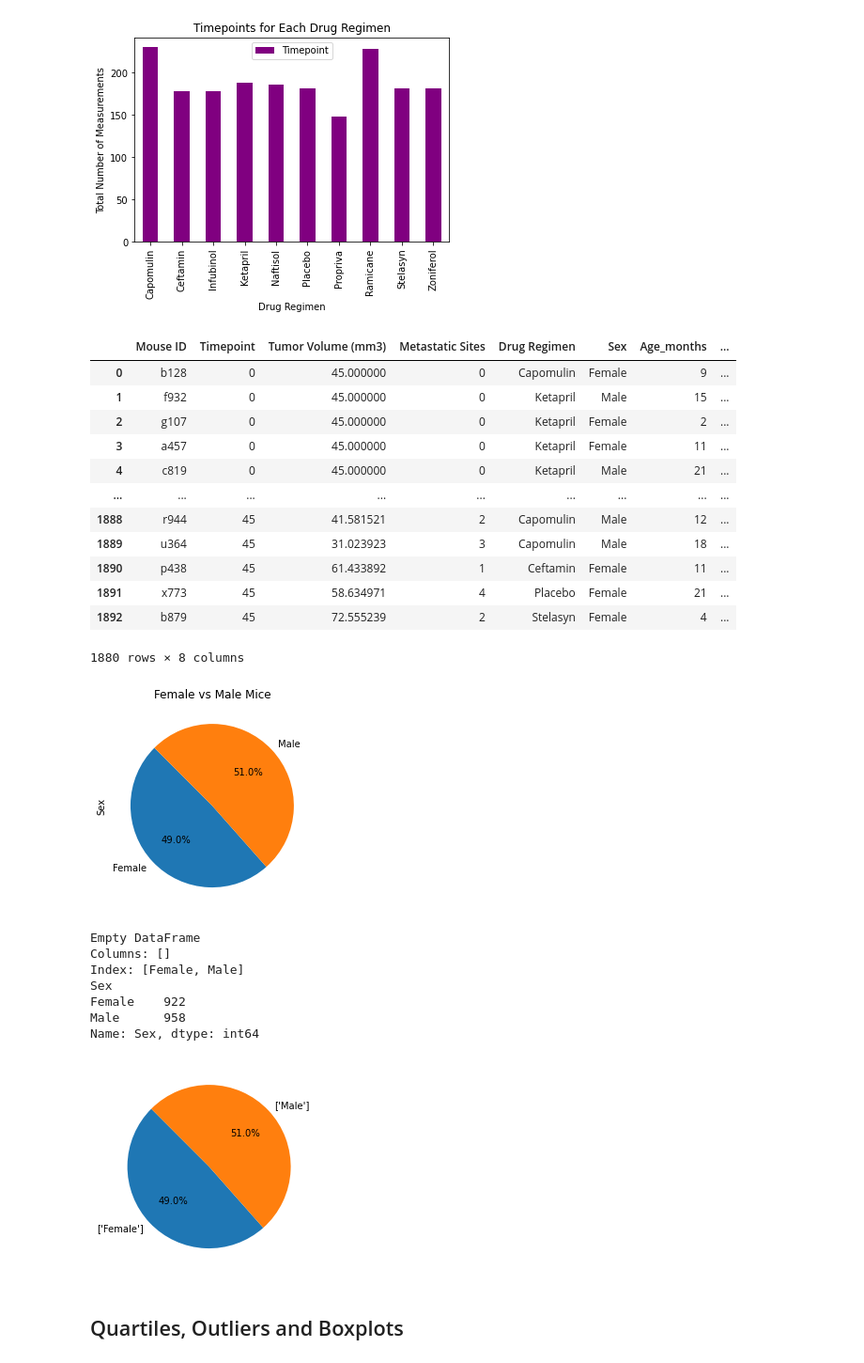
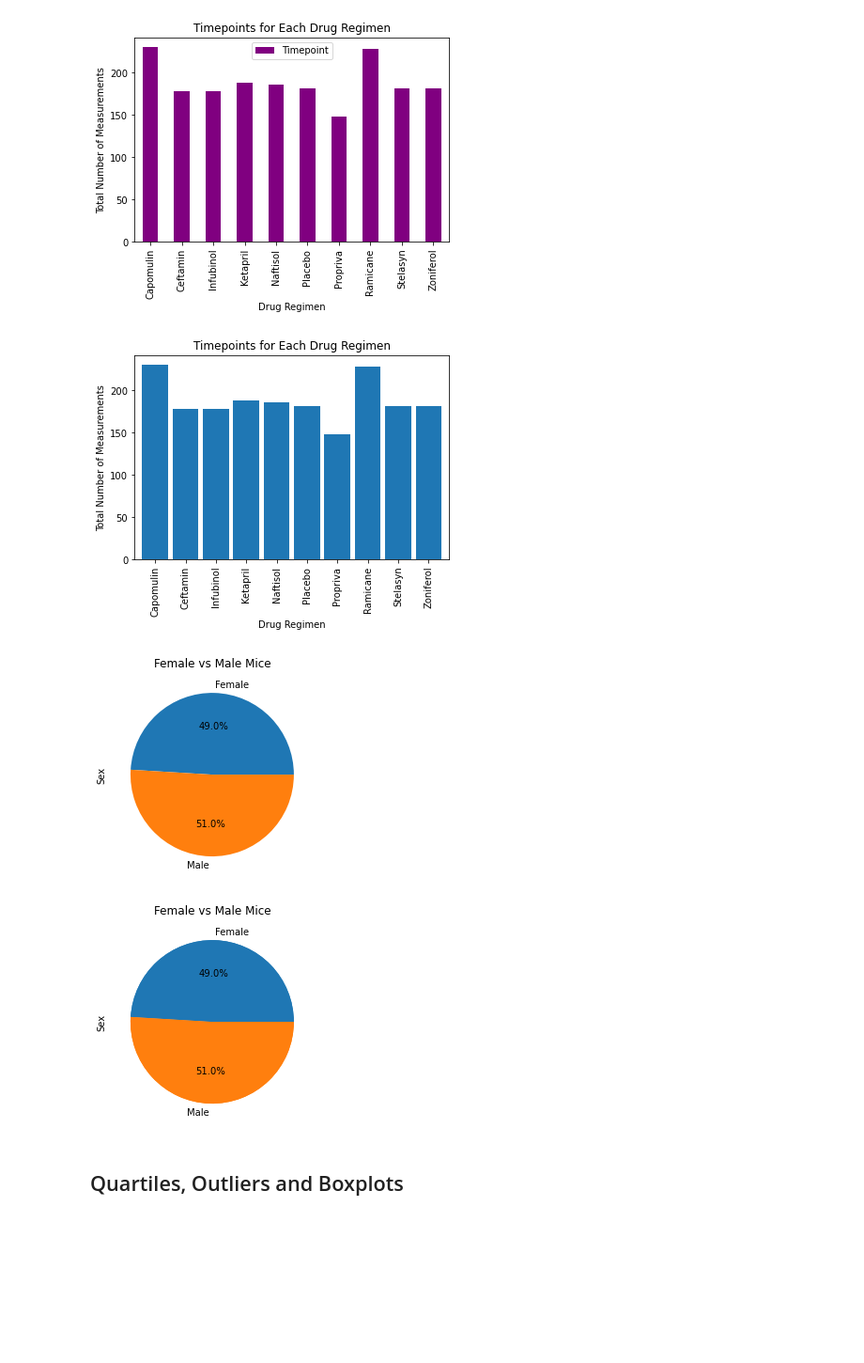
Before and after one commit to GVAlonzo/pymaceuticals, a Jupyter notebook: pymaceuticals_starter.ipynb, the cells around one changed output. Shown at 94% size. Cells and saved outputs as stored; diff of their text form; code cells hidden in the pictures; blank space fills up the shorter version.

```diff
--- a/pymaceuticals_starter.ipynb
+++ b/pymaceuticals_starter.ipynb
@@ -177,81 +170,31 @@ regimen_tp_df.plot(kind="bar",y="Timepoint",color="purple",title="Timepoints for
 # %%
 # Generate a bar plot showing the total number of timepoints for all mice tested for each drug regimen using pyplot.
 
-clean_study_results
-
-#regimen_groups = clean_study_results.groupby("Drug Regimen")
-#regimen_groups
-#timepoint_groups = regimen_groups["Timepoint"].count()
-#timepoint_groups
-
-###########################################################################################
-##
-##  P Y P L O T
-##
-###########################################################################################
-
-#plt.bar(regimen_groups, timepoint_groups)
-
-#regemin_chart = timepoint_groups.plot(kind="bar",title="Timepoints for Each Drug Regimen")
-#regemin_chart.set_xlabel("Drug Regimen")
-#regemin_chart.set_ylabel("Total Number of Measurements")
-#regemin_chart.set_ylabel("Total Number of Measurements")
-#plt.tight_layout()
-#plt.show()
+regemin_bar = timepoint_groups.plot(kind="bar",title="Timepoints for Each Drug Regimen",width=0.85)
+regemin_bar.set_xlabel("Drug Regimen")
+regemin_bar.set_ylabel("Total Number of Measurements")
+regemin_bar.set_ylabel("Total Number of Measurements")
+plt.show()
 # %% [output]
-|  | Mouse ID | Timepoint | Tumor Volume (mm3) | Metastatic Sites | Drug Regimen | Sex | Age_months | ... |
-| 0 | b128 | 0 | 45.000000 | 0 | Capomulin | Female | 9 | ... |
-| 1 | f932 | 0 | 45.000000 | 0 | Ketapril | Male | 15 | ... |
-| 2 | g107 | 0 | 45.000000 | 0 | Ketapril | Female | 2 | ... |
-| 3 | a457 | 0 | 45.000000 | 0 | Ketapril | Female | 11 | ... |
-| 4 | c819 | 0 | 45.000000 | 0 | Ketapril | Male | 21 | ... |
-| ... | ... | ... | ... | ... | ... | ... | ... | ... |
-| 1888 | r944 | 45 | 41.581521 | 2 | Capomulin | Male | 12 | ... |
-| 1889 | u364 | 45 | 31.023923 | 3 | Capomulin | Male | 18 | ... |
-| 1890 | p438 | 45 | 61.433892 | 1 | Ceftamin | Female | 11 | ... |
-| 1891 | x773 | 45 | 58.634971 | 4 | Placebo | Female | 21 | ... |
-| 1892 | b879 | 45 | 72.555239 | 2 | Stelasyn | Female | 4 | ... |
-1880 rows × 8 columns
+[figure, added]
 # %%
 # Generate a pie plot showing the distribution of female versus male mice using Pandas
-
-###########################################################################################
-##
-##  P A N D A S
-##
-###########################################################################################
 
 sex_df = clean_study_results[["Sex"]]
 
 sex_groups = sex_df.groupby("Sex")
 sex_counts = sex_groups["Sex"].count()
-sex_names = sex_groups["Sex"].unique()
-sex_chart = sex_counts.plot(kind="pie",title="Female vs Male Mice",autopct="%1.1f%%",startangle=135)
+sex_chart = sex_counts.plot(kind="pie",title="Female vs Male Mice",autopct="%1.1f%%")
 # %% [output]
-[figure, old version]
+[figure, new version]
 # %%
 # Generate a pie plot showing the distribution of female versus male mice using pyplot
 
-###########################################################################################
-##
-##  P Y P L O T
-##
-###########################################################################################
-
-print(sex_groups.dtypes)
-print(sex_counts)
-
-plt.pie(sex_counts, labels=sex_names,autopct="%1.1f%%",startangle=135)
+sex_counts.plot(kind="pie",title="Female vs Male Mice")
+plt.pie(sex_counts, autopct="%1.1f%%")
 plt.show()
 # %% [output]
-Empty DataFrame
-Columns: []
-Index: [Female, Male]
-Sex
-Female    922
-Male      958
-Name: Sex, dtype: int64
-[figure, old version]
+[figure, new version]
 # %% [markdown]
 ## Quartiles, Outliers and Boxplots
 # %%
```
Also changed, not shown: parts of 7 cells of this notebook, 2 other files.
